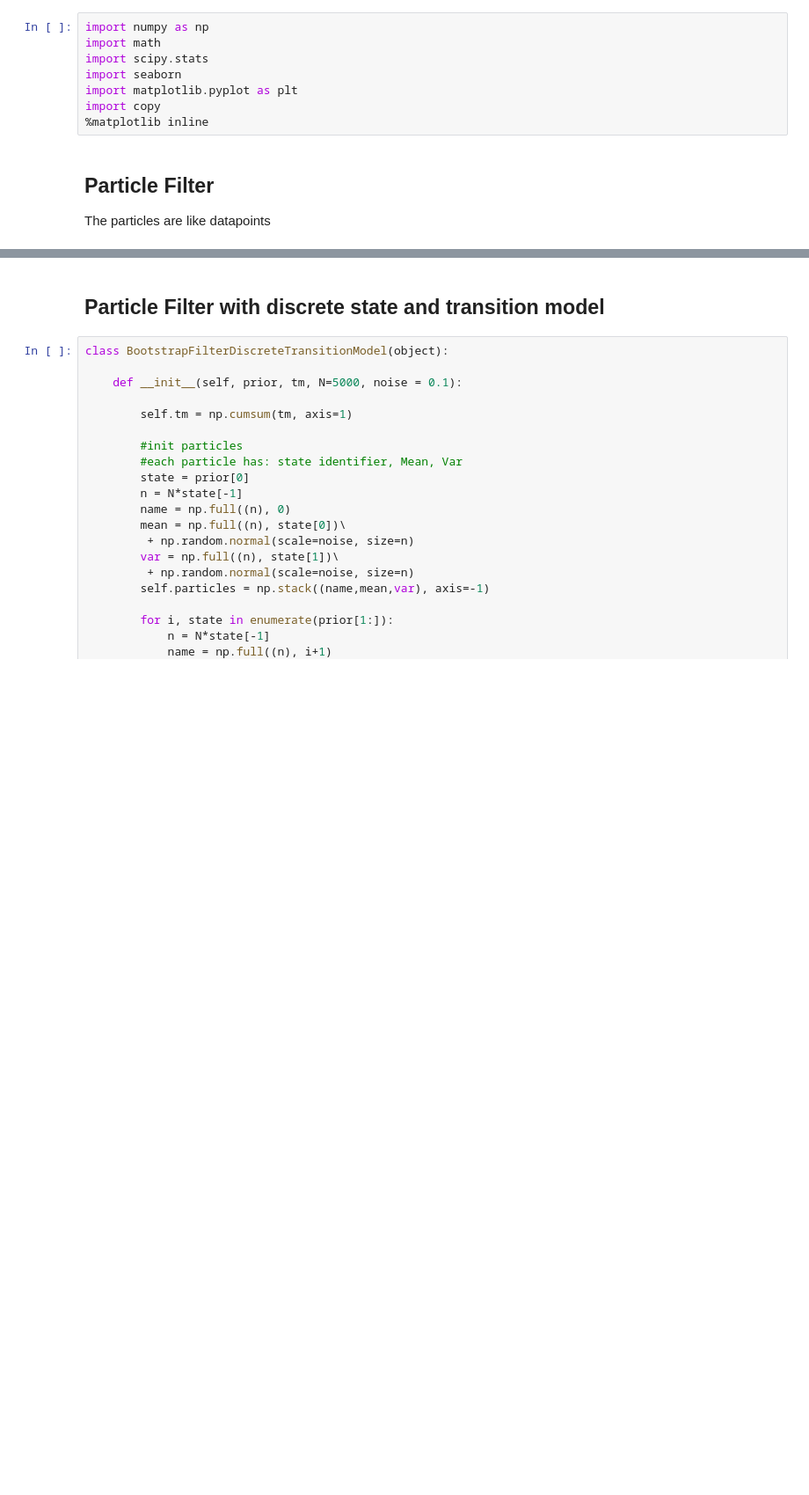
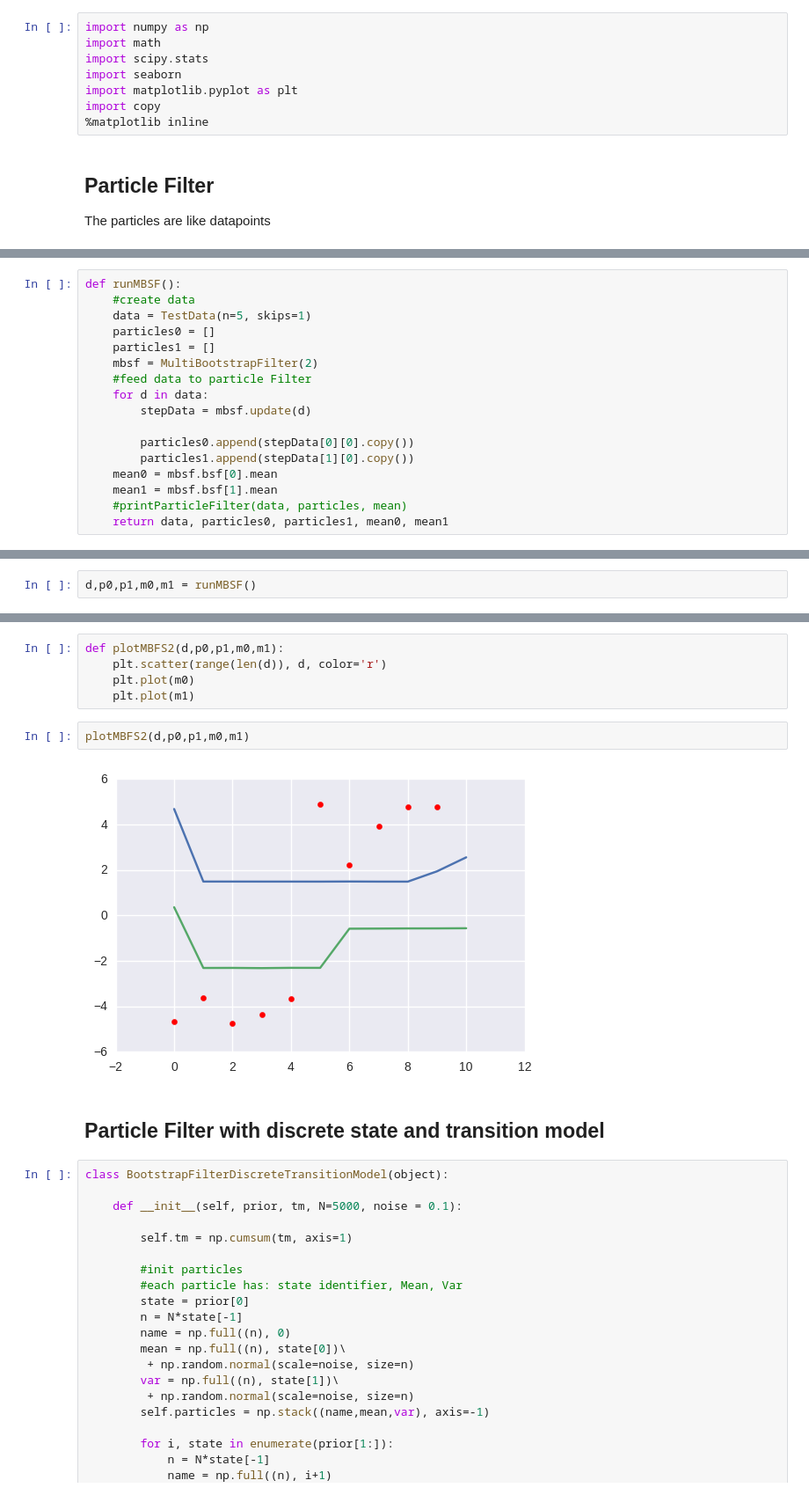
Before and after one commit to arne7morgen/MasterThesis, a Jupyter notebook: notebooks/BootstrapFilter.ipynb, the cells around one changed output, grey strips where cells are left out. Shown at 88% size. Saved outputs shown, nothing was run; the diff lists cells and outputs as text; blank space fills up the shorter version.

```diff
--- a/notebooks/BootstrapFilter.ipynb
+++ b/notebooks/BootstrapFilter.ipynb
@@ -116,0 +148,17 @@ resampling
+# %%
+def runMBSF():
+    #create data
+    data = TestData(n=5, skips=1)
+    particles0 = []
+    particles1 = []
+    mbsf = MultiBootstrapFilter(2)
+    #feed data to particle Filter
+    for d in data:
+        stepData = mbsf.update(d)
+
+        particles0.append(stepData[0][0].copy())
+        particles1.append(stepData[1][0].copy())
+    mean0 = mbsf.bsf[0].mean
+    mean1 = mbsf.bsf[1].mean
+    #printParticleFilter(data, particles, mean)
+    return data, particles0, particles1, mean0, mean1
@@ -116,0 +171,2 @@ resampling
+# %%
+d,p0,p1,m0,m1 = runMBSF()
@@ -117,3 +203,12 @@ resampling
+# %%
+def plotMBFS2(d,p0,p1,m0,m1):
+    plt.scatter(range(len(d)), d, color='r')
+    plt.plot(m0)
+    plt.plot(m1)
+# %%
+plotMBFS2(d,p0,p1,m0,m1)
+# %% [output]
+[figure, added]
 # %% [markdown]
 ## Particle Filter with discrete state and transition model
 # %%
```
Also changed, not shown: parts of 10 cells of this notebook.
